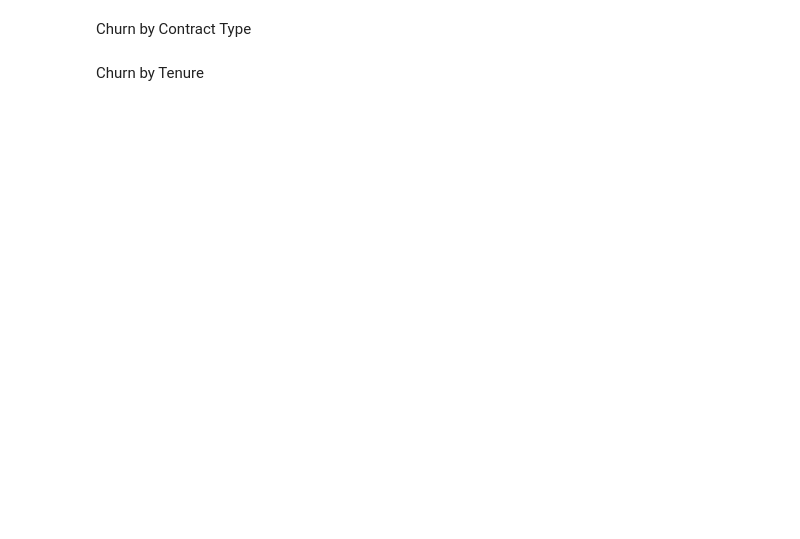
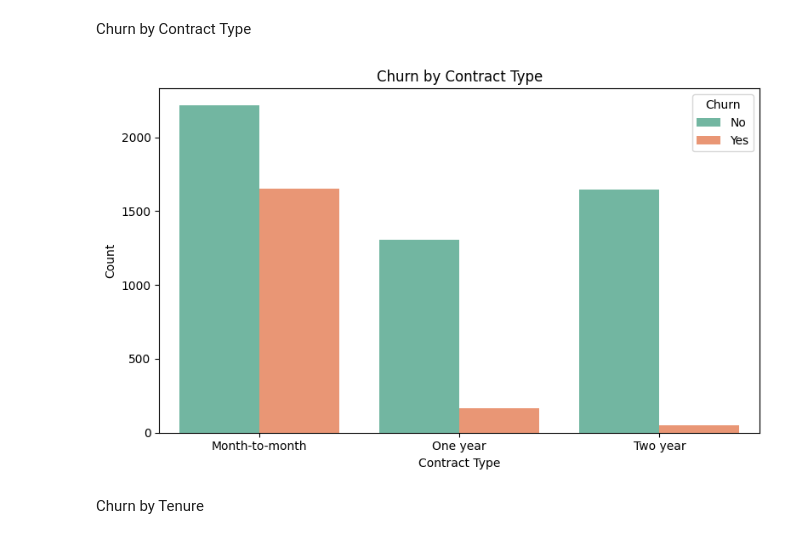
Before and after one commit to Jagmohan-Prajapati/customer-churn-prediction, a Jupyter notebook: notebooks/01_EDA.ipynb, the cells around one changed output. Cells and saved outputs as stored; diff of their text form; code cells hidden in the pictures; blank space fills up the shorter version.

```diff
--- a/notebooks/01_EDA.ipynb
+++ b/notebooks/01_EDA.ipynb
@@ -22,9 +77,16 @@ plt.show()
 # %% [markdown]
 Churn by Contract Type
 # %%
+plt.figure(figsize=(8, 5))
 sns.countplot(data=df, x='Contract', hue='Churn', palette='Set2')
 plt.title('Churn by Contract Type')
+plt.xlabel('Contract Type')
+plt.ylabel('Count')
+plt.tight_layout()
+plt.savefig('../data/churn_by_contract.png', dpi=150)
 plt.show()
+# %% [output]
+[figure, added]
 # %% [markdown]
 Churn by Tenure
 # %%
```
Also changed, not shown: parts of 11 cells of this notebook, 6 other files.
